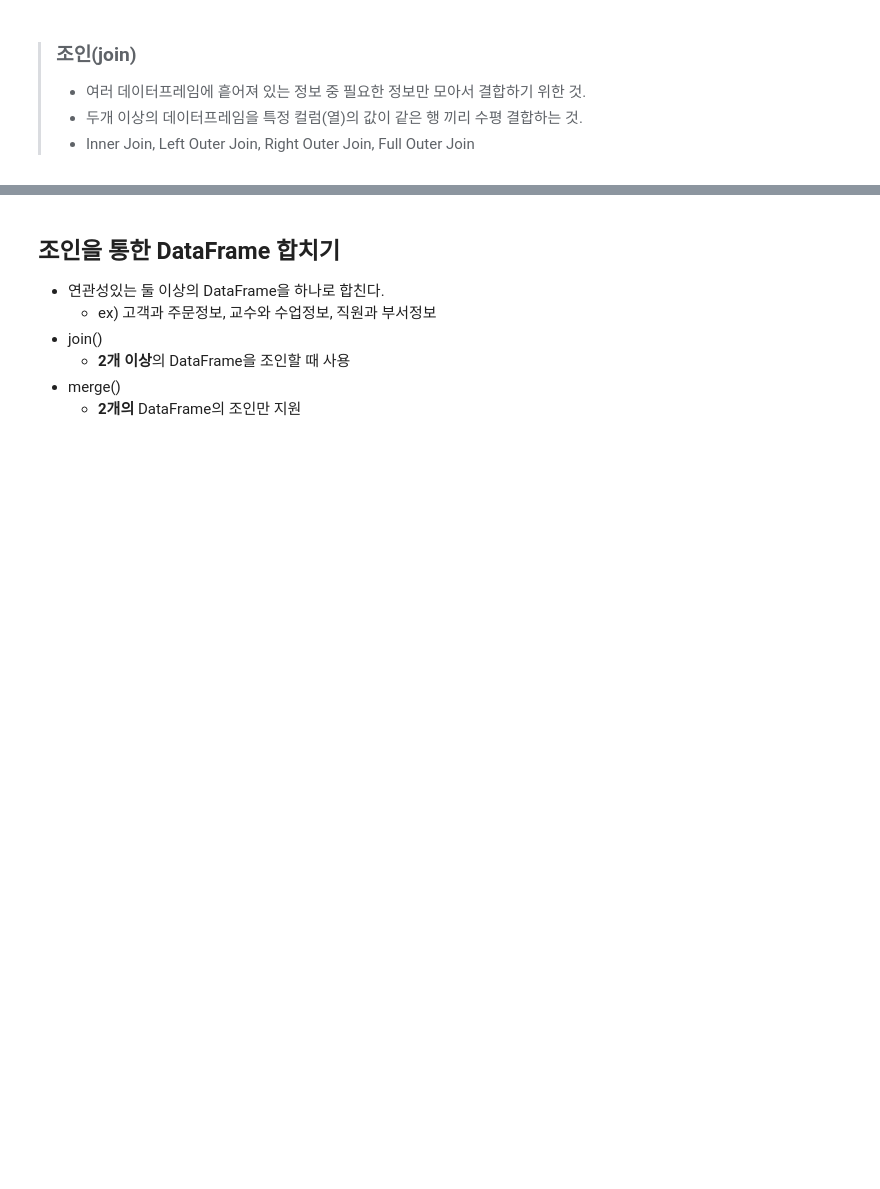
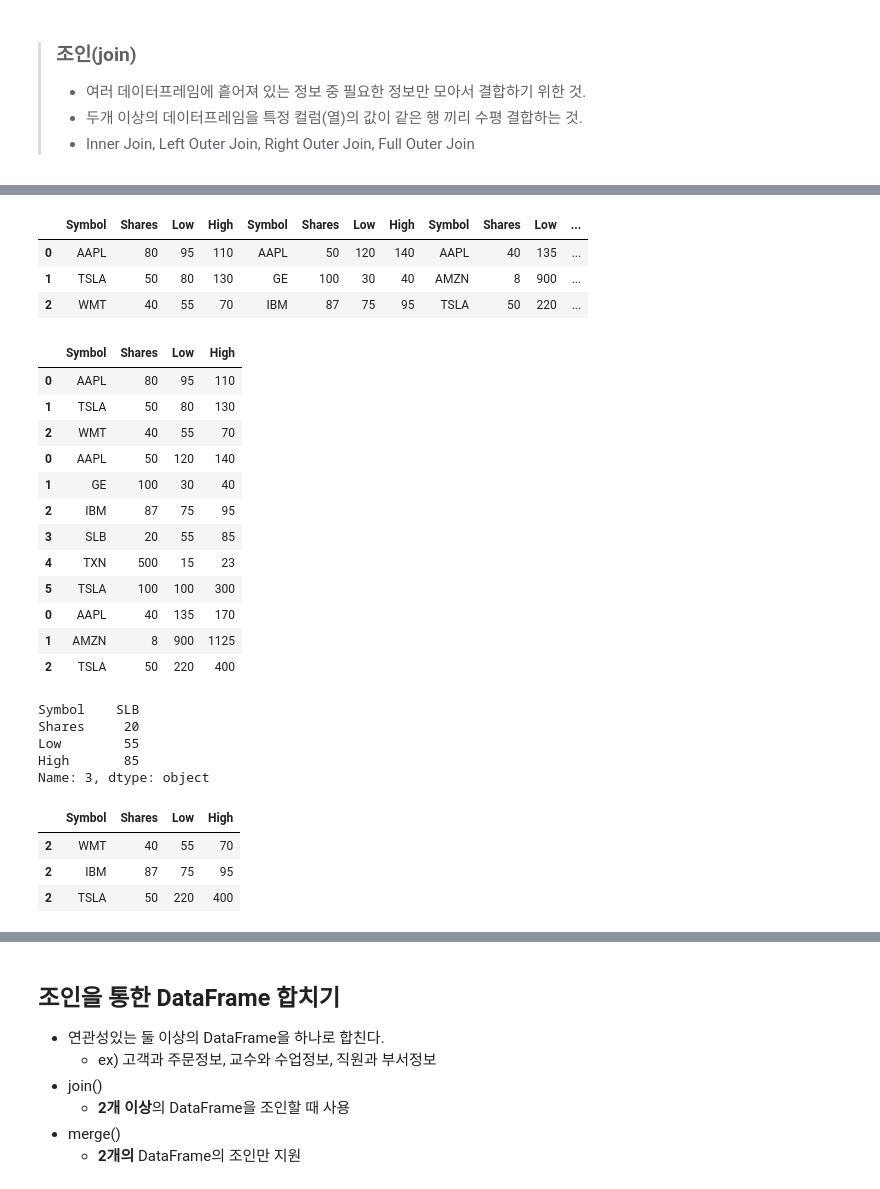
Before and after one commit to clerknek/PlayData, a Jupyter notebook: 02_Pandas/05_Pandas_DataFrame_합치기.ipynb, the cells around one changed output, grey strips where cells are left out. Cells and saved outputs as stored; diff of their text form; code cells hidden in the pictures; blank space fills up the shorter version.

```diff
--- a/02_Pandas/05_Pandas_DataFrame_합치기.ipynb
+++ b/02_Pandas/05_Pandas_DataFrame_합치기.ipynb
@@ -84,0 +138,39 @@ stock_info
+# %%
+pd.concat([stock_2016, stock_2017, stock_2018], axis=1, join='inner') # 수평결합 - 1번 축 방향으로 합친다. => 행 index 이름이 같은 거 끼리 합친다.
+# %% [output]
+|  | Symbol | Shares | Low | High | Symbol | Shares | Low | High | Symbol | Shares | Low | ... |
+| 0 | AAPL | 80 | 95 | 110 | AAPL | 50 | 120 | 140 | AAPL | 40 | 135 | ... |
+| 1 | TSLA | 50 | 80 | 130 | GE | 100 | 30 | 40 | AMZN | 8 | 900 | ... |
+| 2 | WMT | 40 | 55 | 70 | IBM | 87 | 75 | 95 | TSLA | 50 | 220 | ... |
+# %%
+result = pd.concat([stock_2016, stock_2017, stock_2018])
+result
+# %% [output]
+|  | Symbol | Shares | Low | High |
+| 0 | AAPL | 80 | 95 | 110 |
+| 1 | TSLA | 50 | 80 | 130 |
+| 2 | WMT | 40 | 55 | 70 |
+| 0 | AAPL | 50 | 120 | 140 |
+| 1 | GE | 100 | 30 | 40 |
+| 2 | IBM | 87 | 75 | 95 |
+| 3 | SLB | 20 | 55 | 85 |
+| 4 | TXN | 500 | 15 | 23 |
+| 5 | TSLA | 100 | 100 | 300 |
+| 0 | AAPL | 40 | 135 | 170 |
+| 1 | AMZN | 8 | 900 | 1125 |
+| 2 | TSLA | 50 | 220 | 400 |
+# %%
+result.iloc[6] # index와는 상관없이 데이터 순서대로 보여줌
+# %% [output]
+Symbol    SLB
+Shares     20
+Low        55
+High       85
+Name: 3, dtype: object
+# %%
+result.loc[2]  # index 명이 중복 되어서 다 보여준다.
+# %% [output]
+|  | Symbol | Shares | Low | High |
+| 2 | WMT | 40 | 55 | 70 |
+| 2 | IBM | 87 | 75 | 95 |
+| 2 | TSLA | 50 | 220 | 400 |
```
Also changed, not shown: parts of 9 cells of this notebook.
